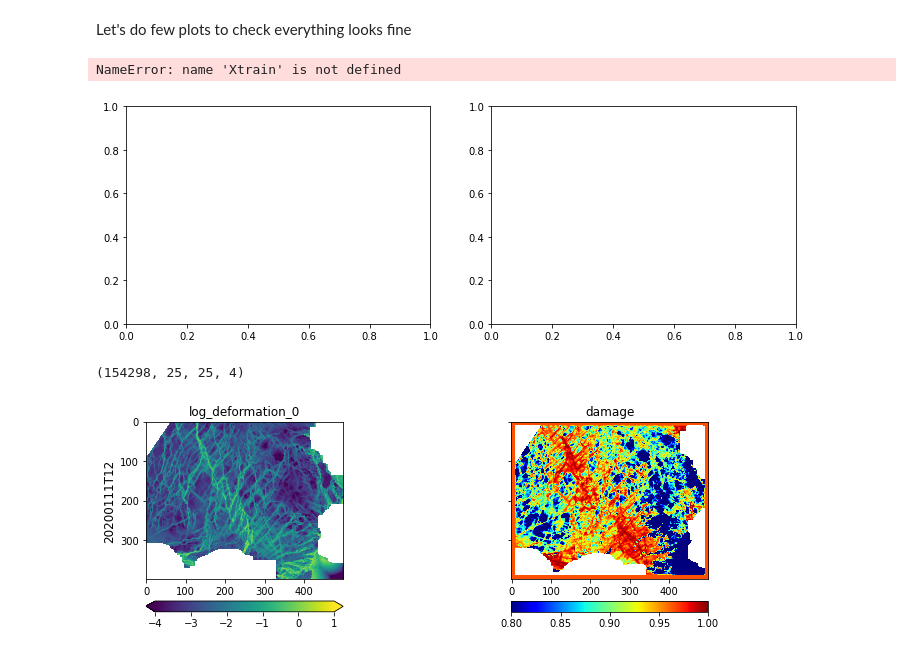
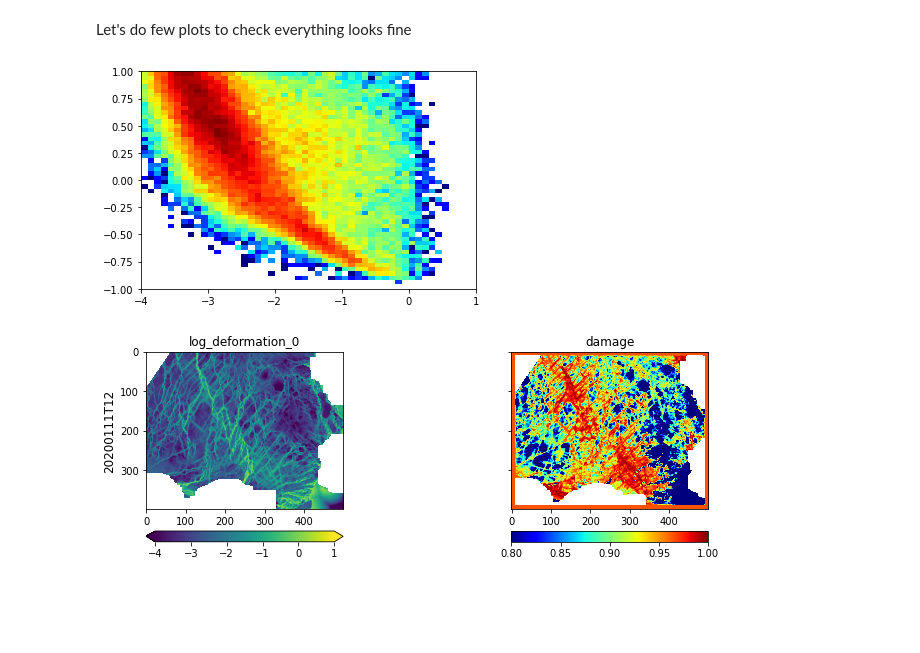
Before and after one commit to nansencenter/SID-NN, a Jupyter notebook: read-data.ipynb, the cells around one changed output. Saved outputs shown, nothing was run; the diff lists cells and outputs as text; code cells hidden in the pictures; blank space fills up the shorter version.

```diff
--- a/read-data.ipynb
+++ b/read-data.ipynb
@@ -47,7 +47,7 @@ th_sit = 0.9 # Sea ice concentration threshold
 th_dam = 0.8 # Damage threshold
 
 # Value to use in the normalization
-epsi=1e-2
+epsi=.01
 
 # First sample to select for training
 start_train = 10
@@ -437,18 +452,10 @@ Let's do few plots to check everything looks fine
 # %%
 # Distribution
 
-fig,ax = plt.subplots(ncols=2,figsize=(12,4))
-xxtrain = Xtrain[:,dsize//2, dsize//2, 0].ravel()
-yytrain = ytrain.ravel()
+fig,ax = plt.subplots()
 xxtest = Xtest[:,dsize//2, dsize//2, 0].ravel()
 yytest = ytest.ravel()
-ax[0].hist2d(xxtrain,yytrain,  50, [lims['log_deformation_0'],lims['damage_n'] ], norm=mpl.colors.LogNorm(), cmap='jet');
-ax[1].hist2d(xxtest,yytest,  50, [lims['log_deformation_0'],lims['damage_n'] ], norm=mpl.colors.LogNorm(), cmap='jet');
+ax.hist2d(xxtest,yytest,  50, [lims['log_deformation_0'],lims['damage_n'] ], norm=mpl.colors.LogNorm(), cmap='jet');
 # %% [output]
-NameError: name 'Xtrain' is not defined
-[figure, old version]
+[figure, new version]
-# %%
-Xtest.shape
-# %% [output]
-(154298, 25, 25, 4)
 # %%
```
Also changed, not shown: parts of 3 cells of this notebook, 1 other file.
